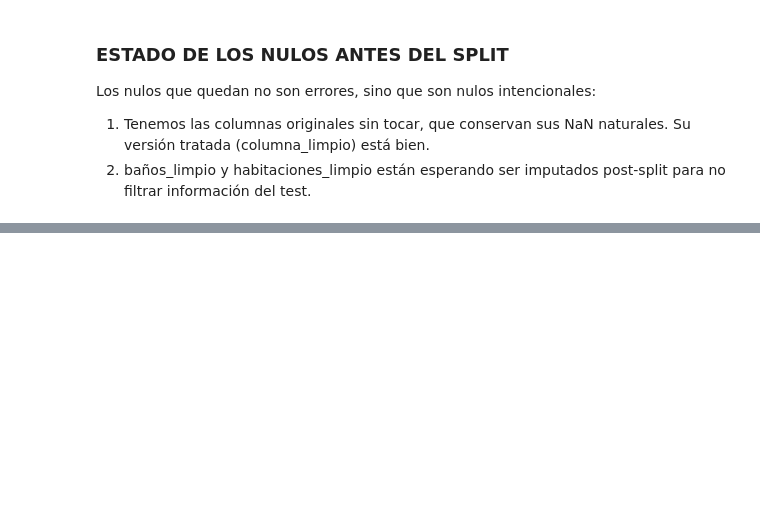
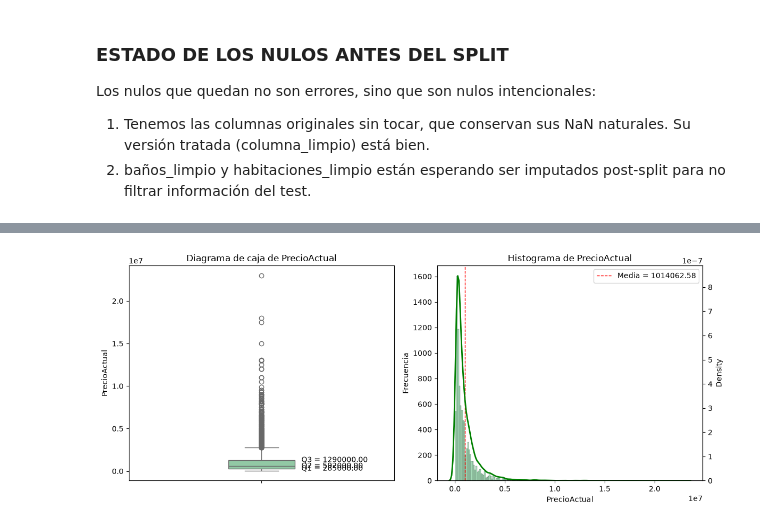
Before and after one commit to Gabriel-Caruso/ML-idealista, a Jupyter notebook: main.ipynb, the cells around one changed output, grey strips where cells are left out. Cells and saved outputs as stored; diff of their text form; code cells hidden in the pictures; blank space fills up the shorter version.

Commit message:
feat: main - EDA integrado en el notebook. Target, significancia de las features, conclusión de los resultados

```diff
--- a/main.ipynb
+++ b/main.ipynb
@@ -244,6 +248,10 @@ Bajadas de precio: 1113
 # %%
 # La columna solamente nos dice si hay o no rebaja. Operación fila a fila.
 df["flag_rebaja"] = (df["PrecioAnterior"] > 0).astype(int)
+# %%
+# Porcentaje de rebaja
+diferencia = df["PrecioAnterior"] - df["PrecioActual"]
+df["pct_rebaja"] = (np.where(df["PrecioAnterior"] > 0, diferencia / df["PrecioAnterior"], 0) * 100).round(2)
 # %% [markdown]
 ### COLUMNAS: ASCENSOR, LOCALIZACIÓN Y PLANTA
 Estas tres columnas tienen NaN que no son errores, sino que estructuralmente están "mal". Por ejemplo, en un chalet no existe "ascensor". Son características que no aplican.
@@ -516,0 +535,6 @@ test.shape
+# %%
+target = "PrecioActual"
+
+boxplot_histograma(train, target)
+# %% [output]
+[figure, added]
```
Also changed, not shown: parts of 34 cells of this notebook.
